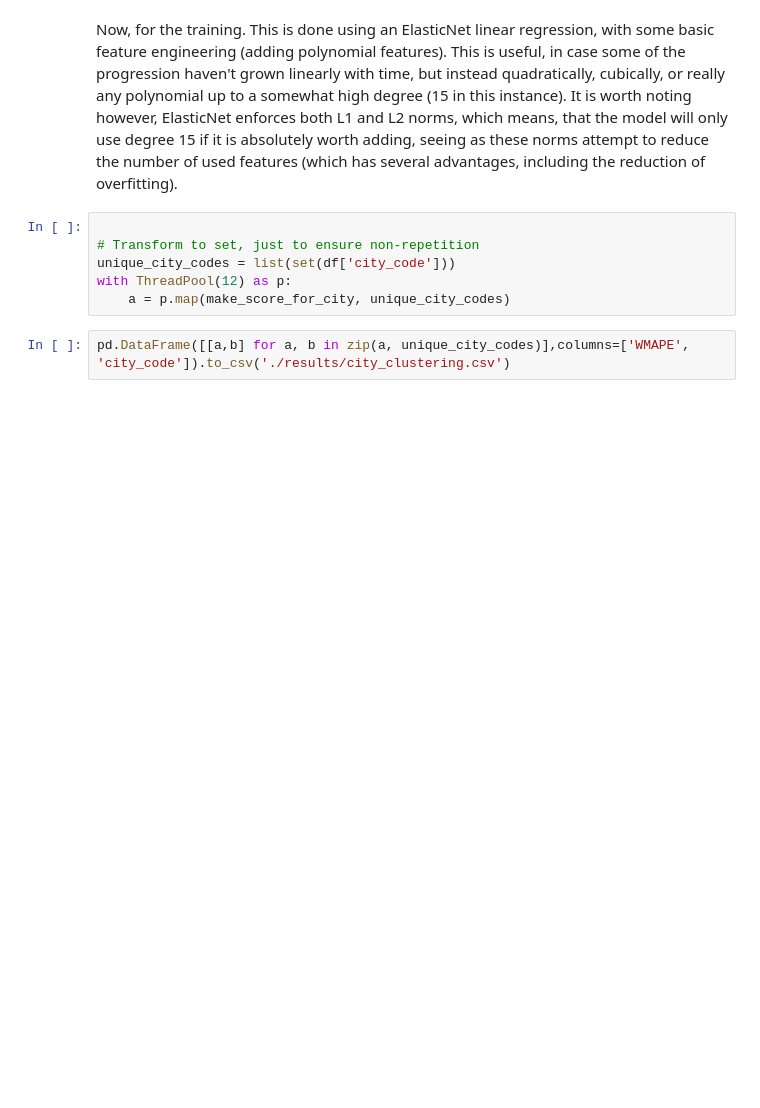
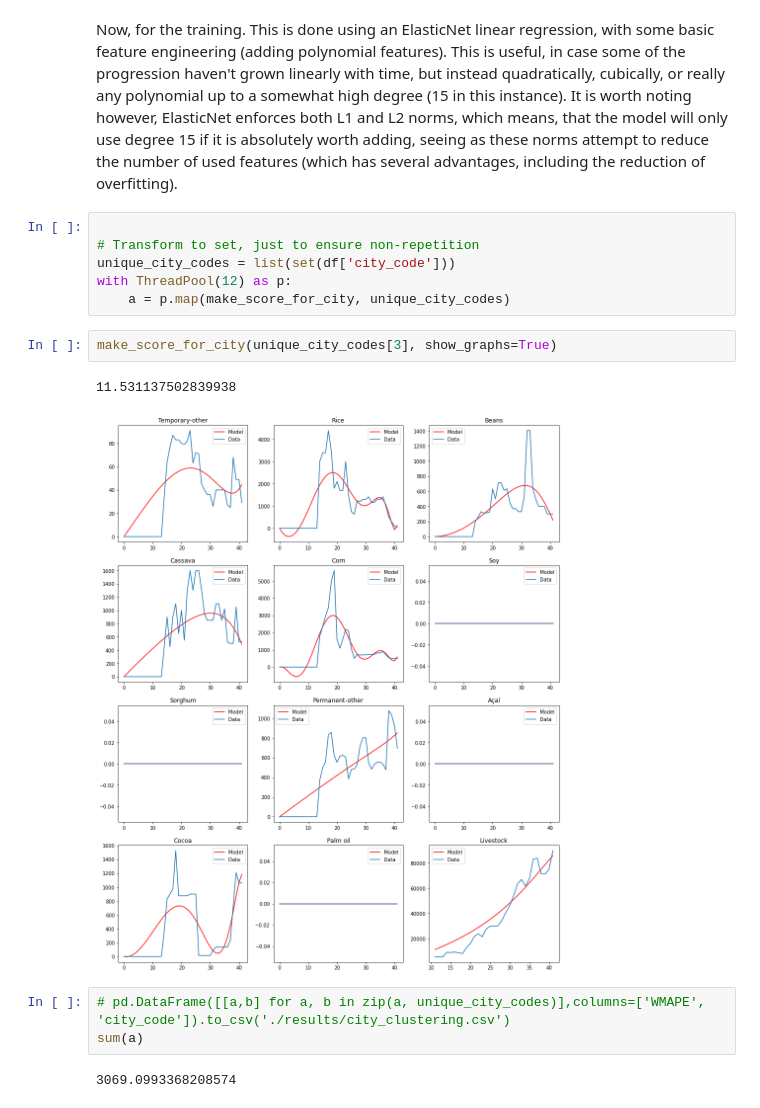
Before and after one commit to CEDipEngineering/BainStrategicChallenge, a Jupyter notebook: city_clustering.ipynb, the cells around one changed output. Saved outputs shown, nothing was run; the diff lists cells and outputs as text; blank space fills up the shorter version.

Commit message:
Update readme and add graphs

```diff
--- a/city_clustering.ipynb
+++ b/city_clustering.ipynb
@@ -263,5 +263,13 @@ Now, for the training. This is done using an ElasticNet linear regression, with
 unique_city_codes = list(set(df['city_code']))
 with ThreadPool(12) as p:
     a = p.map(make_score_for_city, unique_city_codes)
+# %%
+make_score_for_city(unique_city_codes[3], show_graphs=True)
+# %% [output]
+11.531137502839938
+[figure, added]
 # %%
-pd.DataFrame([[a,b] for a, b in zip(a, unique_city_codes)],columns=['WMAPE', 'city_code']).to_csv('./results/city_clustering.csv')
+# pd.DataFrame([[a,b] for a, b in zip(a, unique_city_codes)],columns=['WMAPE', 'city_code']).to_csv('./results/city_clustering.csv')
+sum(a)
+# %% [output]
+3069.0993368208574
```
Also changed, not shown: 1 other file.
